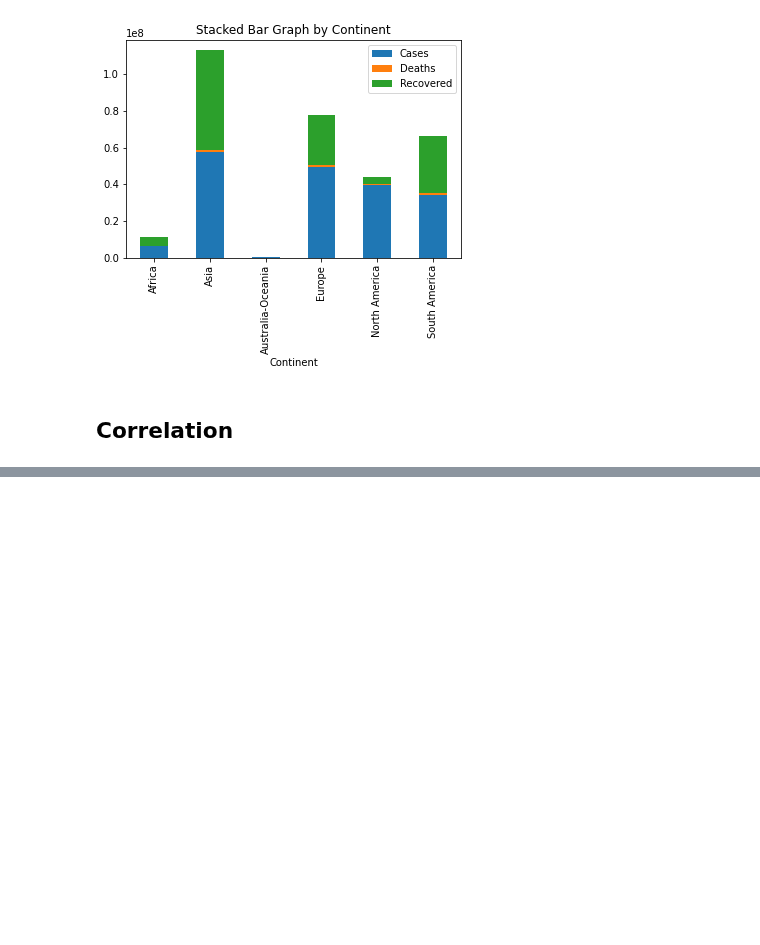
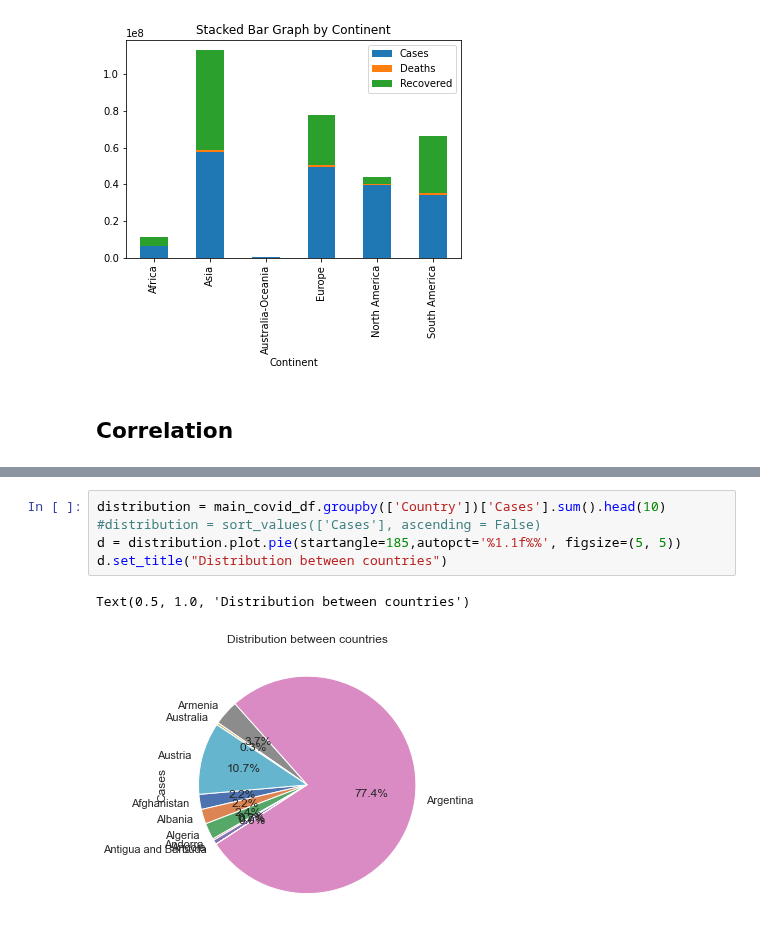
Before and after one commit to cgardner1388/capstoneproject1, a Jupyter notebook: codys_branch/Team1_Covid_Vaccination_Analysis_visual_main.ipynb, the cells around one changed output, grey strips where cells are left out. Saved outputs shown, nothing was run; the diff lists cells and outputs as text; blank space fills up the shorter version.

```diff
--- a/codys_branch/Team1_Covid_Vaccination_Analysis_visual_main.ipynb
+++ b/codys_branch/Team1_Covid_Vaccination_Analysis_visual_main.ipynb
@@ -606,0 +607,8 @@ plt.tight_layout()
+# %%
+distribution = main_covid_df.groupby(['Country'])['Cases'].sum().head(10)
+#distribution = sort_values(['Cases'], ascending = False)
+d = distribution.plot.pie(startangle=185,autopct='%1.1f%%', figsize=(5, 5))
+d.set_title("Distribution between countries")
+# %% [output]
+Text(0.5, 1.0, 'Distribution between countries')
+[figure, added]
```
Also changed, not shown: parts of 15 cells of this notebook.
